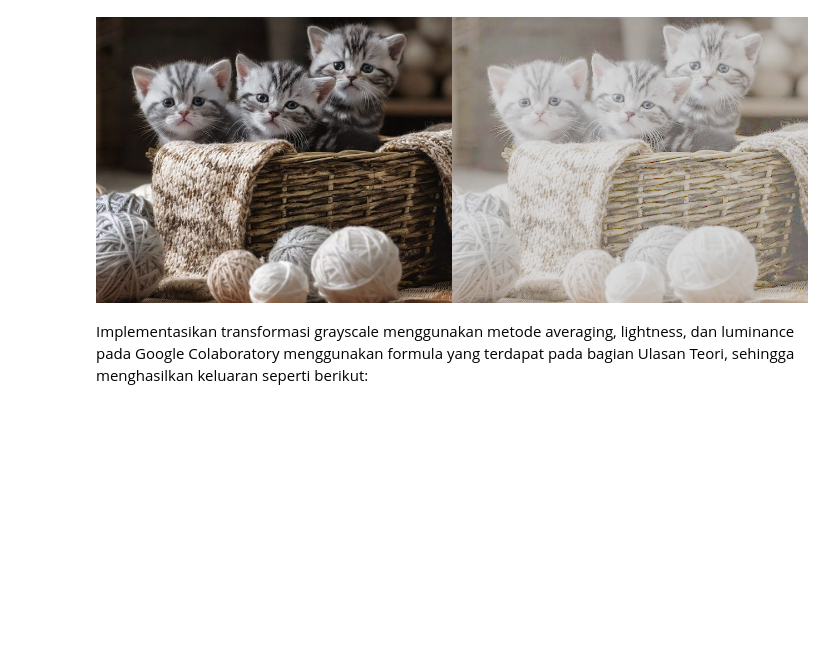
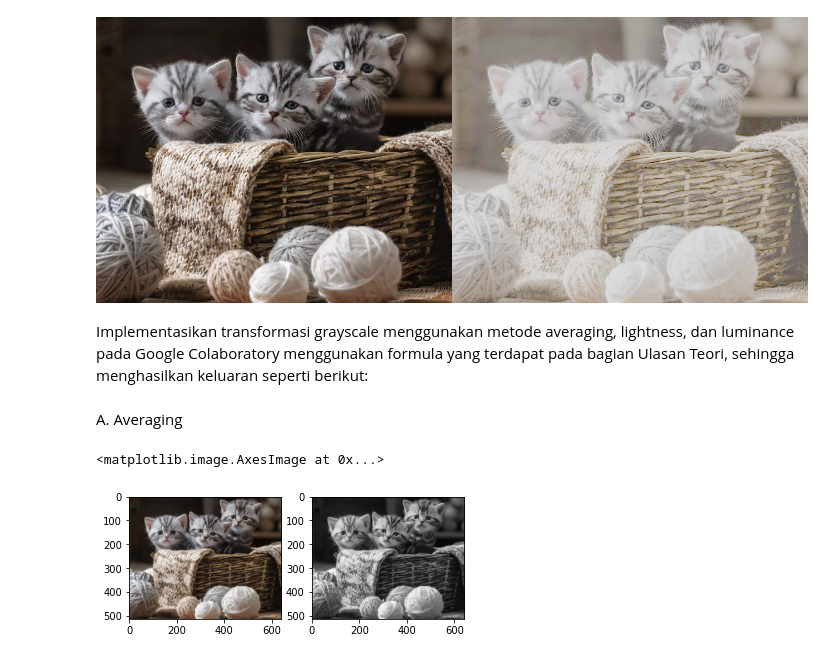
Before and after one commit to darinzahira/PCVK_Genap_2021, a Jupyter notebook: Week3.ipynb, the cells around one changed output. Drawn from its saved outputs; the diff is of its cells as text; code cells hidden in the pictures; blank space fills up the shorter version.

```diff
--- a/Week3.ipynb
+++ b/Week3.ipynb
@@ -120,3 +120,23 @@ Masukan nilai kecerahan: 40
 Implementasikan transformasi grayscale menggunakan metode averaging, lightness,
 dan luminance pada Google Colaboratory menggunakan formula yang terdapat pada
 bagian Ulasan Teori, sehingga menghasilkan keluaran seperti berikut:
+# %% [markdown]
+A. Averaging
+# %%
+import cv2 as cv
+from google.colab.patches import cv2_imshow
+from skimage import io
+import matplotlib.pyplot as plt
+import numpy as np
+
+avg = cv.imread('/content/drive/MyDrive/Images/kitten.jpg')
+avg2 = cv.cvtColor(avg, cv.COLOR_BGR2RGB)
+
+avg3 = np.mean(avg2, axis=2)
+
+f, axarr = plt.subplots(1,2)
+axarr[0].imshow(avg2)
+axarr[1].imshow(avg3, cmap="gray")
+# %% [output]
+<matplotlib.image.AxesImage at 0x...>
+[figure, added]
```
Also changed, not shown: parts of 6 cells of this notebook.
